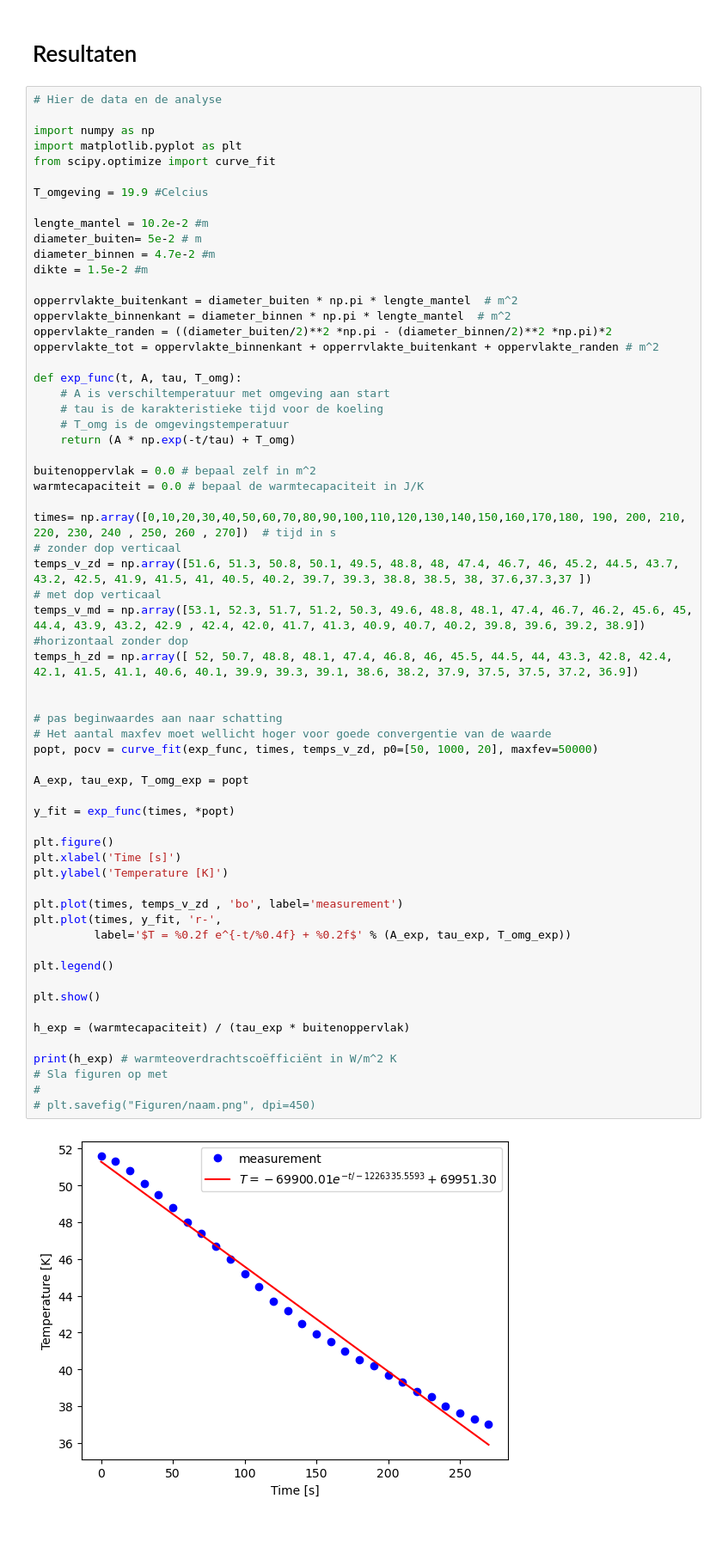
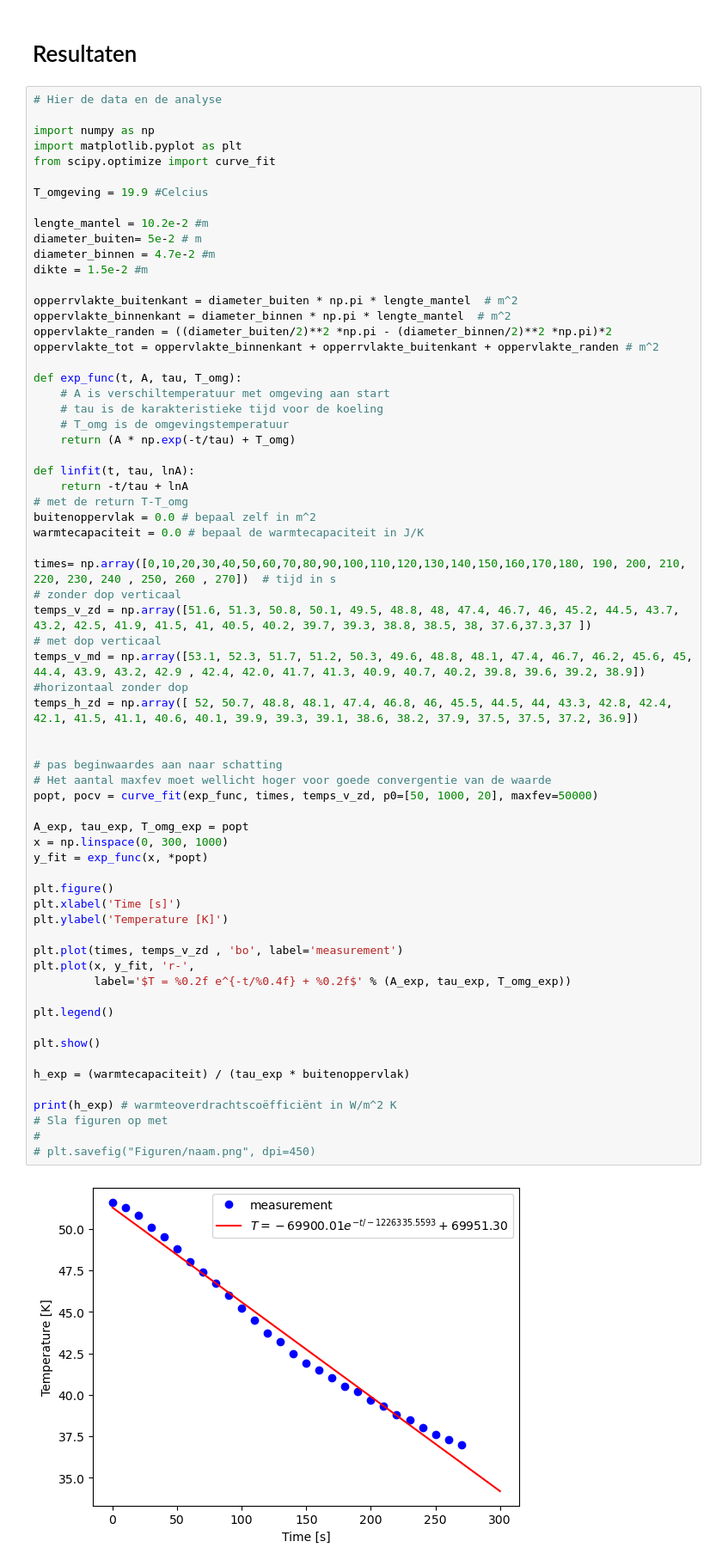
Before and after one commit to hldemulder/12, a Jupyter notebook: Content/Labs/koelbuis.ipynb, the cells around one changed output. Shown at 86% size. Cells and saved outputs as stored; diff of their text form; blank space fills up the shorter version.

```diff
--- a/Content/Labs/koelbuis.ipynb
+++ b/Content/Labs/koelbuis.ipynb
@@ -182,6 +185,9 @@ def exp_func(t, A, tau, T_omg):
     # T_omg is de omgevingstemperatuur
     return (A * np.exp(-t/tau) + T_omg)
 
+def linfit(t, tau, lnA):
+    return -t/tau + lnA
+# met de return T-T_omg
 buitenoppervlak = 0.0 # bepaal zelf in m^2
 warmtecapaciteit = 0.0 # bepaal de warmtecapaciteit in J/K
 
@@ -191,37 +197,37 @@ temps_v_zd = np.array([51.6, 51.3, 50.8, 50.1, 49.5, 48.8, 48, 47.4, 46.7, 46, 4
 # met dop verticaal
 temps_v_md = np.array([53.1, 52.3, 51.7, 51.2, 50.3, 49.6, 48.8, 48.1, 47.4, 46.7, 46.2, 45.6, 45, 44.4, 43.9, 43.2, 42.9 , 42.4, 42.0, 41.7, 41.3, 40.9, 40.7, 40.2, 39.8, 39.6, 39.2, 38.9])
 #horizontaal zonder dop
 temps_h_zd = np.array([ 52, 50.7, 48.8, 48.1, 47.4, 46.8, 46, 45.5, 44.5, 44, 43.3, 42.8, 42.4, 42.1, 41.5, 41.1, 40.6, 40.1, 39.9, 39.3, 39.1, 38.6, 38.2, 37.9, 37.5, 37.5, 37.2, 36.9])
 
 
 # pas beginwaardes aan naar schatting
 # Het aantal maxfev moet wellicht hoger voor goede convergentie van de waarde
 popt, pocv = curve_fit(exp_func, times, temps_v_zd, p0=[50, 1000, 20], maxfev=50000)
 
 A_exp, tau_exp, T_omg_exp = popt
-
-y_fit = exp_func(times, *popt)
+x = np.linspace(0, 300, 1000)
+y_fit = exp_func(x, *popt)
 
 plt.figure()
 plt.xlabel('Time [s]')
 plt.ylabel('Temperature [K]')
 
 plt.plot(times, temps_v_zd , 'bo', label='measurement')
-plt.plot(times, y_fit, 'r-',
+plt.plot(x, y_fit, 'r-',
          label='$T = %0.2f e^{-t/%0.4f} + %0.2f$' % (A_exp, tau_exp, T_omg_exp))
 
 plt.legend()
 
 plt.show()
 
 h_exp = (warmtecapaciteit) / (tau_exp * buitenoppervlak)
 
 print(h_exp) # warmteoverdrachtscoëfficiënt in W/m^2 K
 # Sla figuren op met
 #
 # plt.savefig("Figuren/naam.png", dpi=450)
 # %% [output]
-[figure, old version]
+[figure, new version]
 nan
 # %% [markdown]
 # Discussie en conclusie
```
Also changed, not shown: parts of 2 cells of this notebook, 2 other files.
